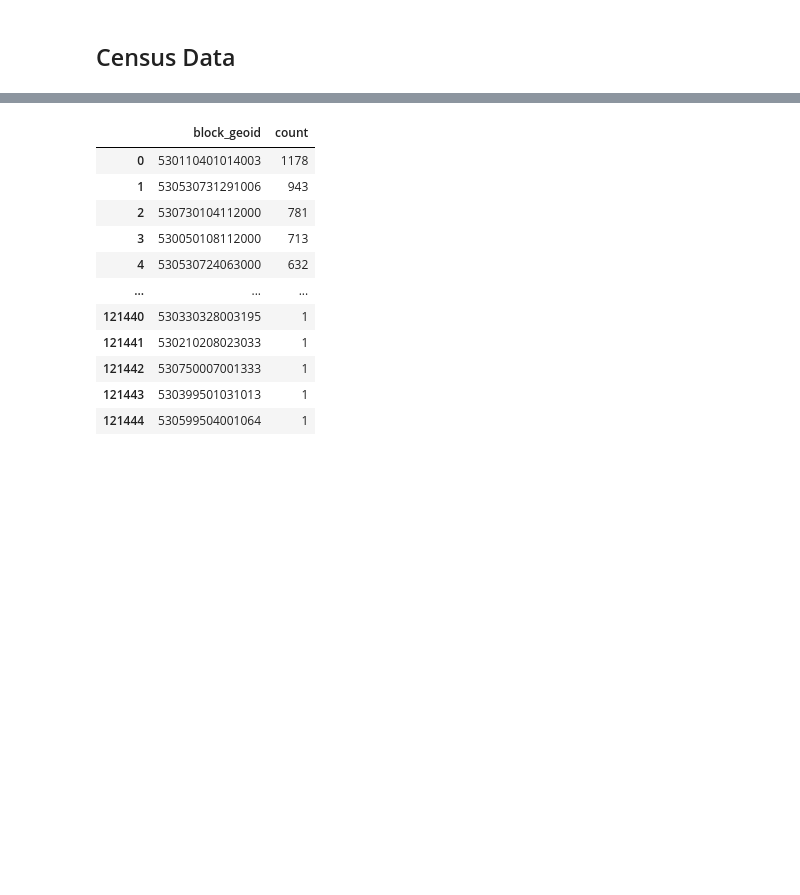
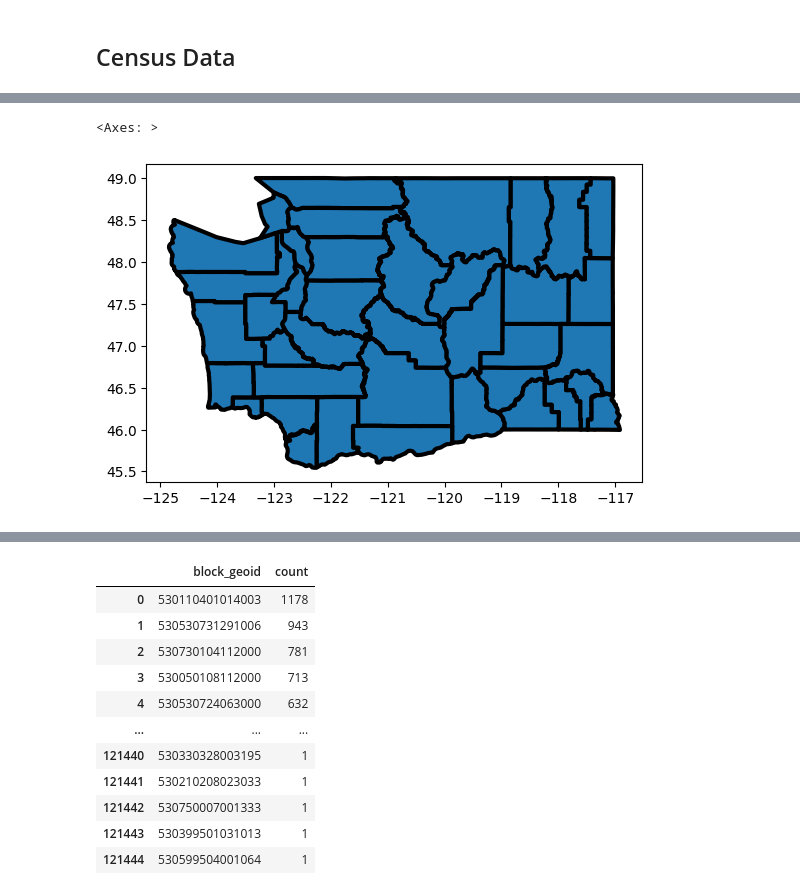
Before and after one commit to npappin-wsu/BroadbandDataQuickstart, a Jupyter notebook: Broadband_Data_Quickstart_Hour_1.ipynb, the cells around one changed output, grey strips where cells are left out. Saved outputs shown, nothing was run; the diff lists cells and outputs as text; code cells hidden in the pictures; blank space fills up the shorter version.

```diff
--- a/Broadband_Data_Quickstart_Hour_1.ipynb
+++ b/Broadband_Data_Quickstart_Hour_1.ipynb
@@ -175,0 +148,5 @@ washington
+# %%
+waCounties.plot(edgecolor='black', lw=3)
+# %% [output]
+<Axes: >
+[figure, added]
```
Also changed, not shown: parts of 23 cells of this notebook.
